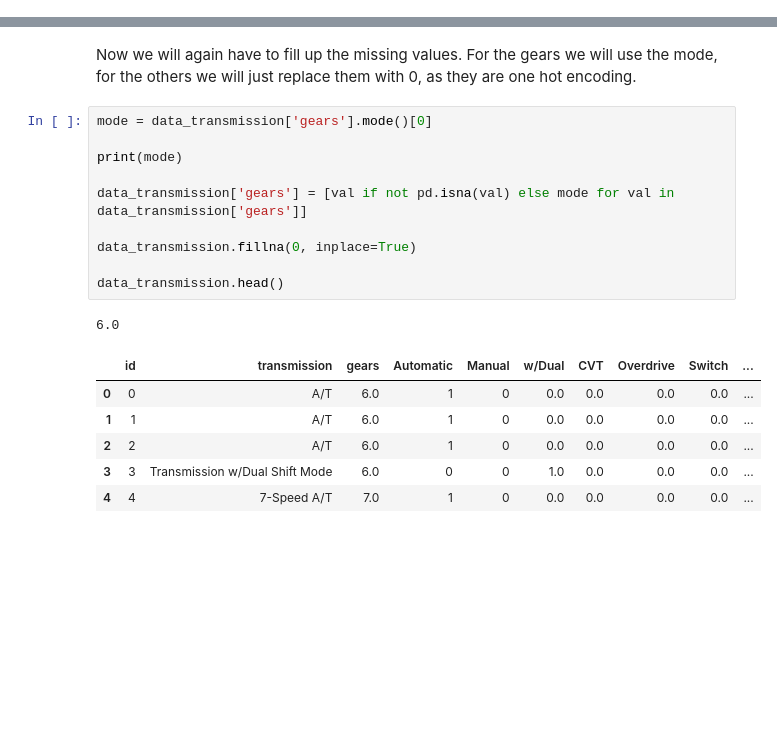
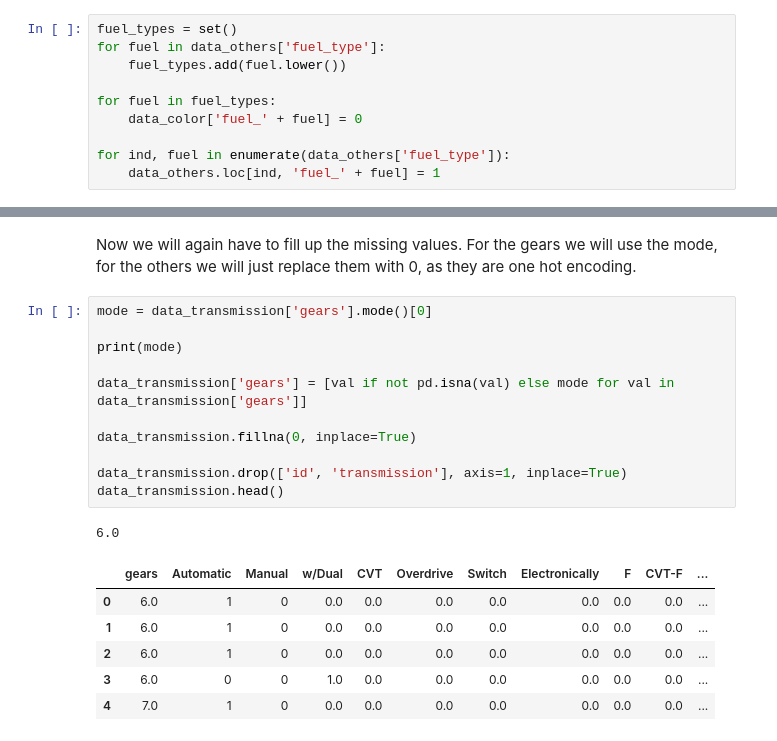
Before and after one commit to lamkilian/used_car_prices, a Jupyter notebook: data_analysis.ipynb, the cells around one changed output, grey strips where cells are left out. Saved outputs shown, nothing was run; the diff lists cells and outputs as text; blank space fills up the shorter version.

Commit message:
Finished Data Analysis

```diff
--- a/data_analysis.ipynb
+++ b/data_analysis.ipynb
@@ -614,0 +603,10 @@ for ind in data_others['id']:
+# %%
+fuel_types = set()
+for fuel in data_others['fuel_type']:
+    fuel_types.add(fuel.lower())
+
+for fuel in fuel_types:
+    data_color['fuel_' + fuel] = 0
+
+for ind, fuel in enumerate(data_others['fuel_type']):
+    data_others.loc[ind, 'fuel_' + fuel] = 1
@@ -684,18 +684,19 @@ Now we will again have to fill up the missing values. For the gears we will use
 # %%
 mode = data_transmission['gears'].mode()[0]
 
 print(mode)
 
 data_transmission['gears'] = [val if not pd.isna(val) else mode for val in data_transmission['gears']]
 
 data_transmission.fillna(0, inplace=True)
 
+data_transmission.drop(['id', 'transmission'], axis=1, inplace=True)
 data_transmission.head()
 # %% [output]
 6.0
-|  | id | transmission | gears | Automatic | Manual | w/Dual | CVT | Overdrive | Switch | ... |
-| 0 | 0 | A/T | 6.0 | 1 | 0 | 0.0 | 0.0 | 0.0 | 0.0 | ... |
-| 1 | 1 | A/T | 6.0 | 1 | 0 | 0.0 | 0.0 | 0.0 | 0.0 | ... |
-| 2 | 2 | A/T | 6.0 | 1 | 0 | 0.0 | 0.0 | 0.0 | 0.0 | ... |
-| 3 | 3 | Transmission w/Dual Shift Mode | 6.0 | 0 | 0 | 1.0 | 0.0 | 0.0 | 0.0 | ... |
-| 4 | 4 | 7-Speed A/T | 7.0 | 1 | 0 | 0.0 | 0.0 | 0.0 | 0.0 | ... |
+|  | gears | Automatic | Manual | w/Dual | CVT | Overdrive | Switch | Electronically | F | CVT-F | ... |
+| 0 | 6.0 | 1 | 0 | 0.0 | 0.0 | 0.0 | 0.0 | 0.0 | 0.0 | 0.0 | ... |
+| 1 | 6.0 | 1 | 0 | 0.0 | 0.0 | 0.0 | 0.0 | 0.0 | 0.0 | 0.0 | ... |
+| 2 | 6.0 | 1 | 0 | 0.0 | 0.0 | 0.0 | 0.0 | 0.0 | 0.0 | 0.0 | ... |
+| 3 | 6.0 | 0 | 0 | 1.0 | 0.0 | 0.0 | 0.0 | 0.0 | 0.0 | 0.0 | ... |
+| 4 | 7.0 | 1 | 0 | 0.0 | 0.0 | 0.0 | 0.0 | 0.0 | 0.0 | 0.0 | ... |
```
Also changed, not shown: parts of 27 cells of this notebook.
